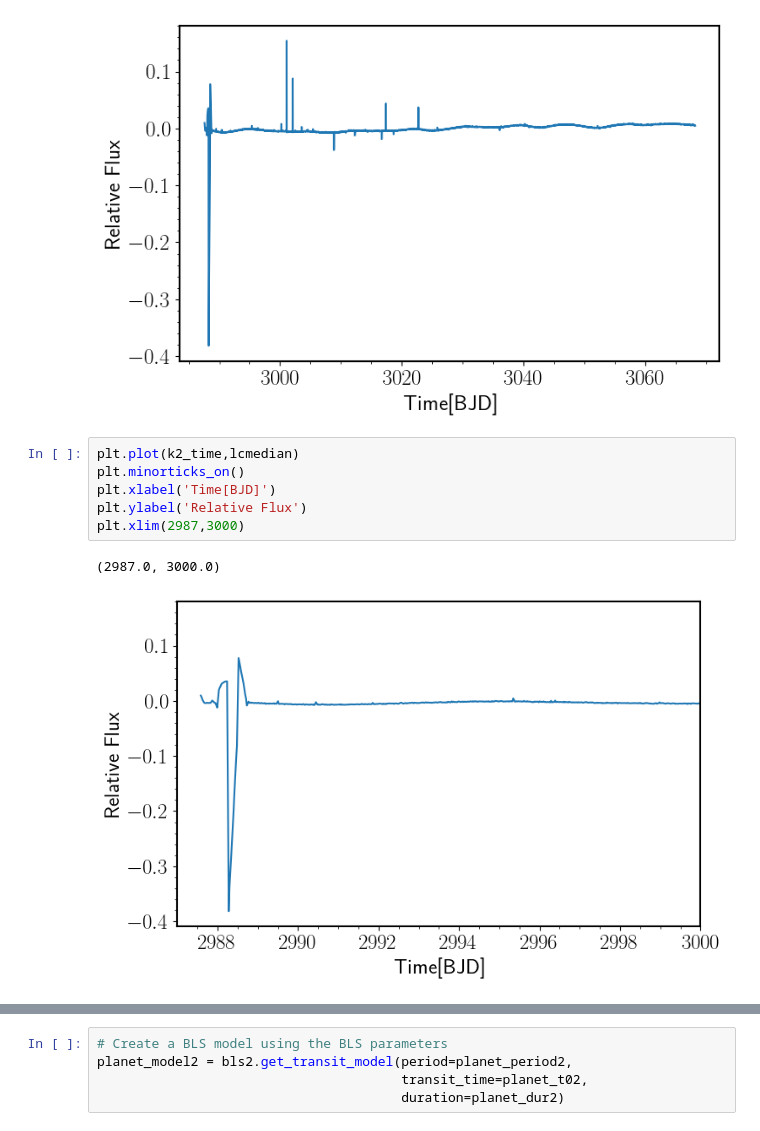
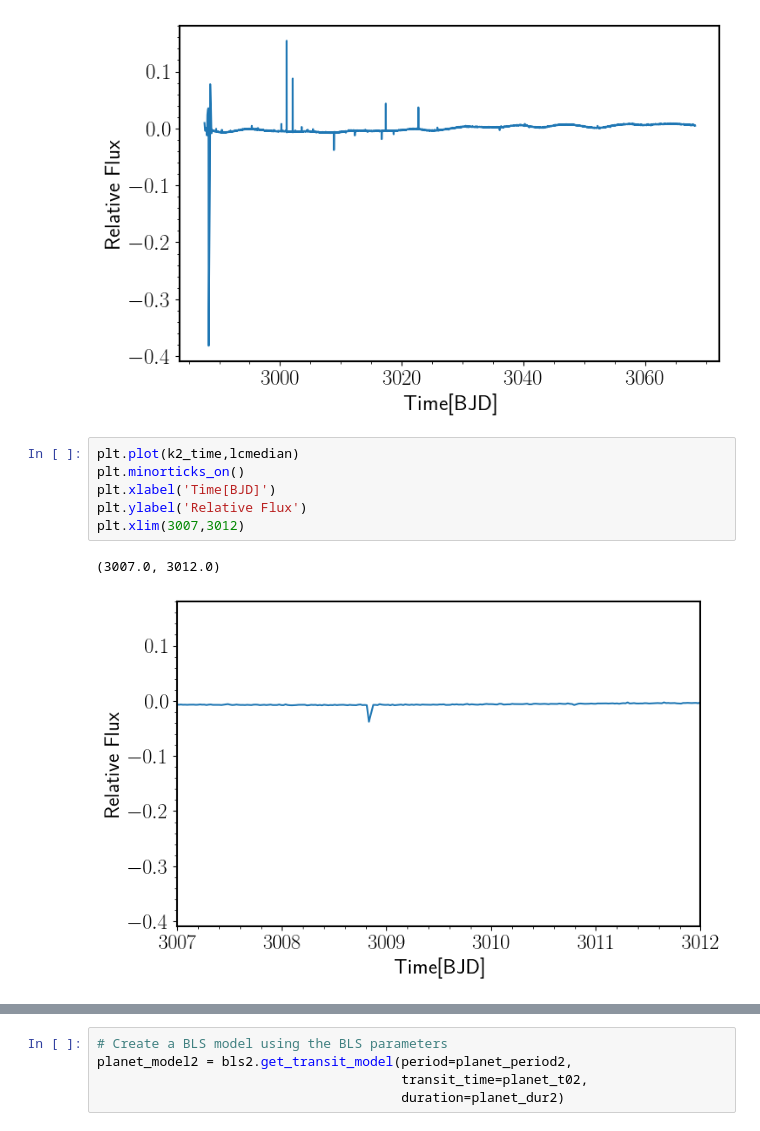
Before and after one commit to lupitatovar/Cool-Worlds, a Jupyter notebook: notebooks/K2_target.ipynb, the cells around one changed output, grey strips where cells are left out. Drawn from its saved outputs; the diff is of its cells as text.

```diff
--- a/notebooks/K2_target.ipynb
+++ b/notebooks/K2_target.ipynb
@@ -71,9 +71,9 @@ Text(0, 0.5, 'Relative Flux')
 # %%
 plt.plot(k2_time,lcmedian)
 plt.minorticks_on()
 plt.xlabel('Time[BJD]')
 plt.ylabel('Relative Flux')
-plt.xlim(2987,3000)
+plt.xlim(3007,3012)
 # %% [output]
-(2987.0, 3000.0)
+(3007.0, 3012.0)
-[figure, old version]
+[figure, new version]
```
Also changed, not shown: parts of 29 cells of this notebook, 2 other files.
